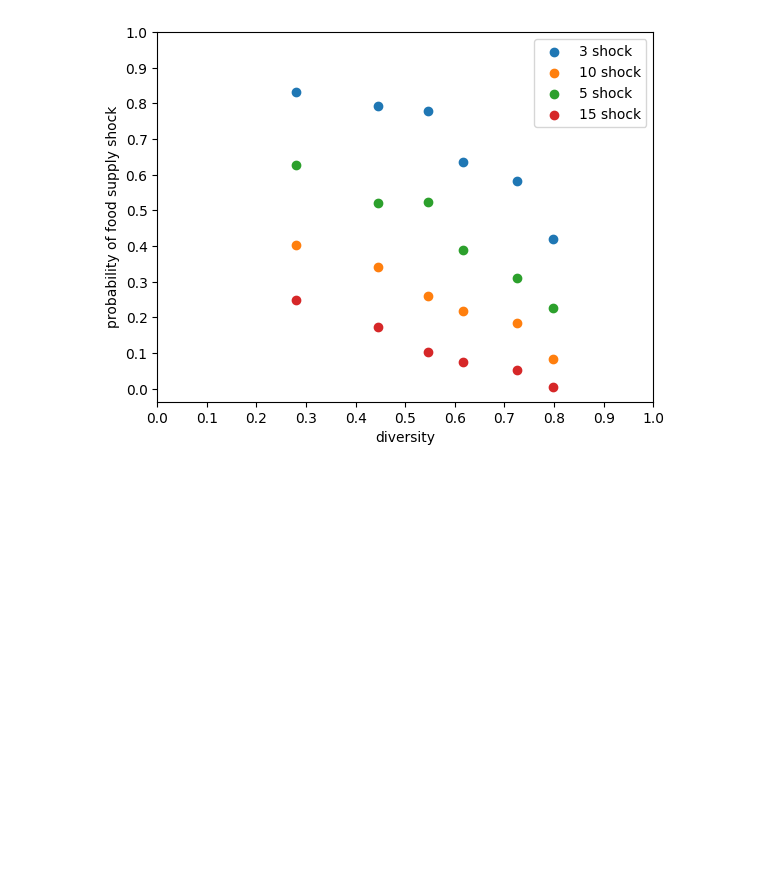
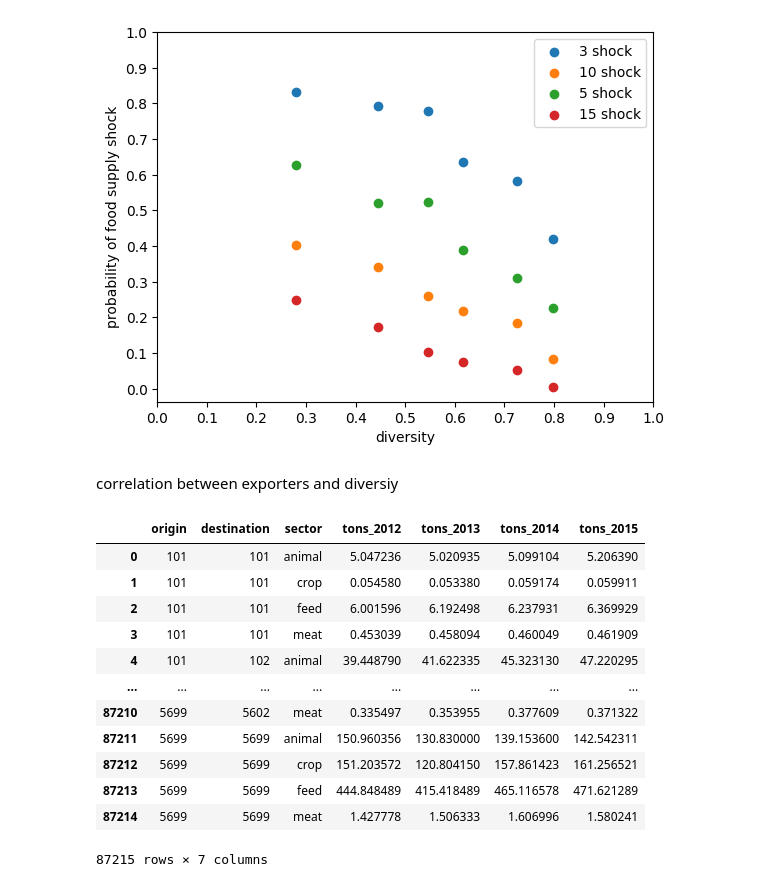
Before and after one commit to vabalaji1/SupplyChainResilliance, a Jupyter notebook: src/paperImplementations/foodShock/foodShockImplementations.ipynb, the cells around one changed output. Cells and saved outputs as stored; diff of their text form; code cells hidden in the pictures; blank space fills up the shorter version.

Commit message:
added baseline code for exporters

```diff
--- a/src/paperImplementations/foodShock/foodShockImplementations.ipynb
+++ b/src/paperImplementations/foodShock/foodShockImplementations.ipynb
@@ -481,3 +481,21 @@ plt.legend()
 plt.show()
 # %% [output]
 [figure]
+# %% [markdown]
+correlation between exporters and diversiy
+# %%
+dfFlow
+# %% [output]
+|  | origin | destination | sector | tons_2012 | tons_2013 | tons_2014 | tons_2015 |
+| 0 | 101 | 101 | animal | 5.047236 | 5.020935 | 5.099104 | 5.206390 |
+| 1 | 101 | 101 | crop | 0.054580 | 0.053380 | 0.059174 | 0.059911 |
+| 2 | 101 | 101 | feed | 6.001596 | 6.192498 | 6.237931 | 6.369929 |
+| 3 | 101 | 101 | meat | 0.453039 | 0.458094 | 0.460049 | 0.461909 |
+| 4 | 101 | 102 | animal | 39.448790 | 41.622335 | 45.323130 | 47.220295 |
+| ... | ... | ... | ... | ... | ... | ... | ... |
+| 87210 | 5699 | 5602 | meat | 0.335497 | 0.353955 | 0.377609 | 0.371322 |
+| 87211 | 5699 | 5699 | animal | 150.960356 | 130.830000 | 139.153600 | 142.542311 |
+| 87212 | 5699 | 5699 | crop | 151.203572 | 120.804150 | 157.861423 | 161.256521 |
+| 87213 | 5699 | 5699 | feed | 444.848489 | 415.418489 | 465.116578 | 471.621289 |
+| 87214 | 5699 | 5699 | meat | 1.427778 | 1.506333 | 1.606996 | 1.580241 |
+87215 rows × 7 columns
```
Also changed, not shown: parts of 6 cells of this notebook, 1 other file.
